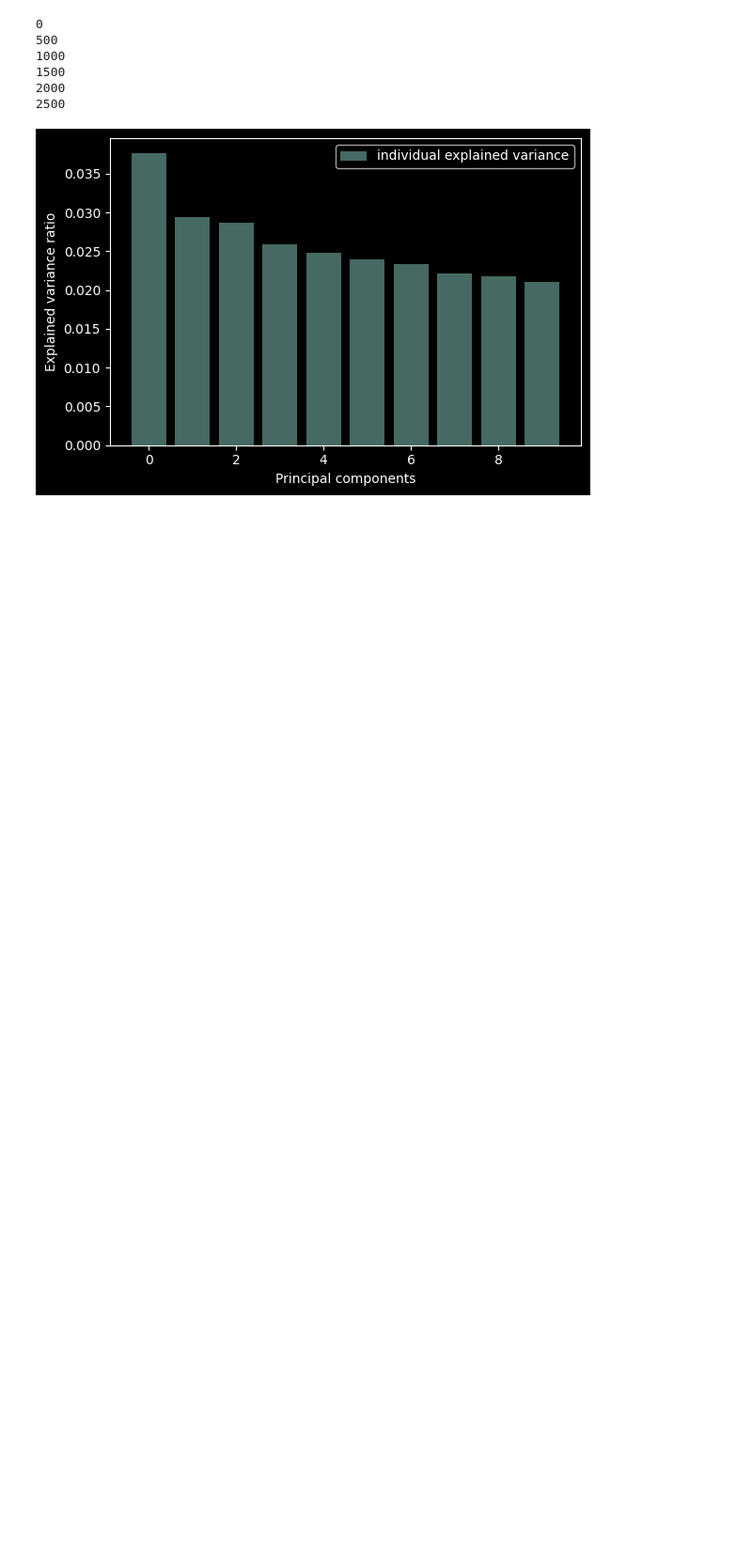
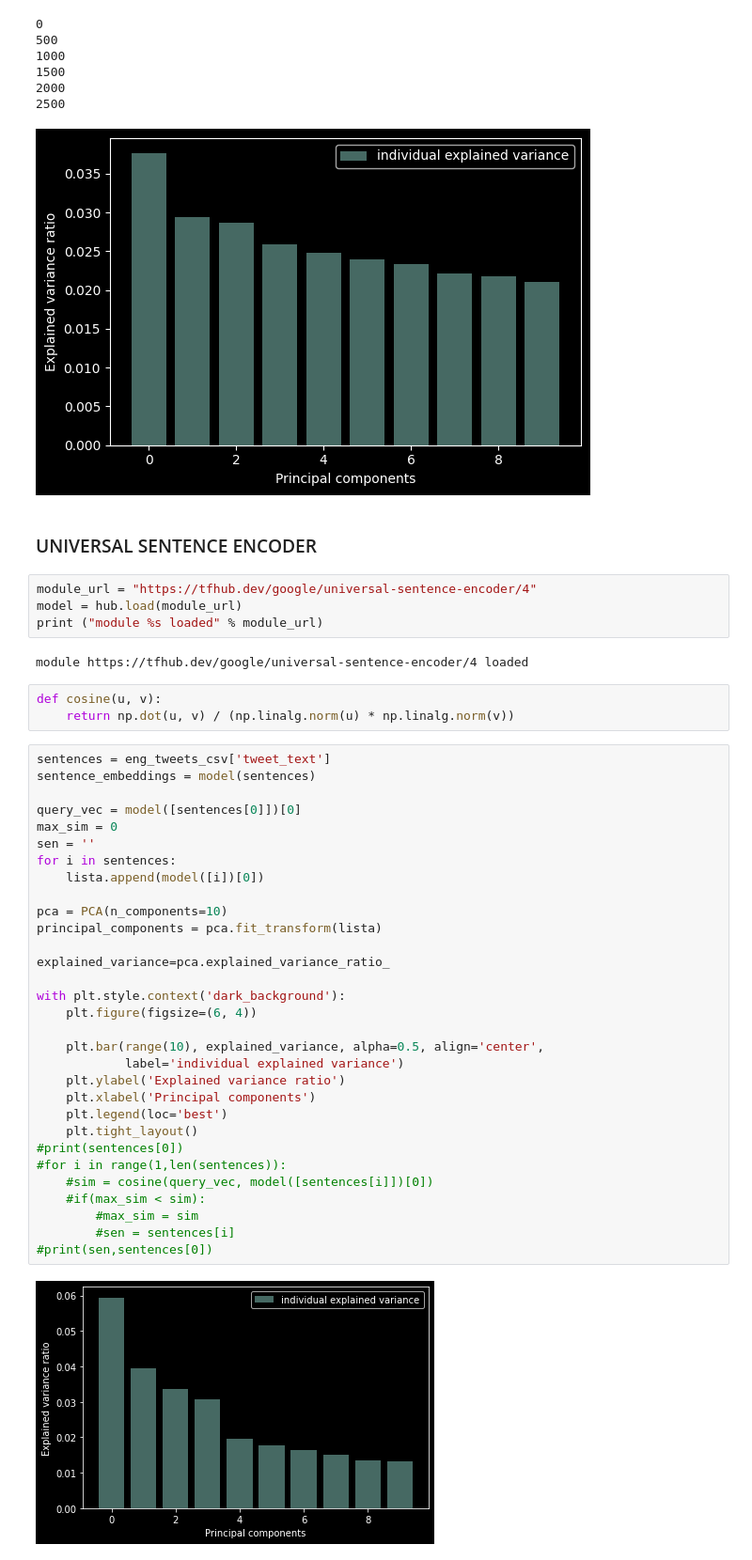
Before and after one commit to dariomesic/AIPT, a Jupyter notebook: projekt/Understanding and fighting bullying with machine learning.ipynb, the cells around one changed output. Shown: that part at 94% size. Cells and saved outputs as stored; diff of their text form; blank space fills up the shorter version.

```diff
--- a/projekt/Understanding and fighting bullying with machine learning.ipynb
+++ b/projekt/Understanding and fighting bullying with machine learning.ipynb
@@ -1272,3 +1279,47 @@ with plt.style.context('dark_background'):
 2000
 2500
 [figure]
+# %% [markdown]
+### UNIVERSAL SENTENCE ENCODER
+# %%
+module_url = "https://tfhub.dev/google/universal-sentence-encoder/4"
+model = hub.load(module_url)
+print ("module %s loaded" % module_url)
+# %% [output]
+module https://tfhub.dev/google/universal-sentence-encoder/4 loaded
+# %%
+def cosine(u, v):
+    return np.dot(u, v) / (np.linalg.norm(u) * np.linalg.norm(v))
+# %%
+sentences = eng_tweets_csv['tweet_text']
+sentence_embeddings = model(sentences)
+
+query_vec = model([sentences[0]])[0]
+max_sim = 0
+sen = ''
+for i in sentences:
+    lista.append(model([i])[0])
+
+pca = PCA(n_components=10)
+principal_components = pca.fit_transform(lista)
+
+explained_variance=pca.explained_variance_ratio_
+
+with plt.style.context('dark_background'):
+    plt.figure(figsize=(6, 4))
+
+    plt.bar(range(10), explained_variance, alpha=0.5, align='center',
+            label='individual explained variance')
+    plt.ylabel('Explained variance ratio')
+    plt.xlabel('Principal components')
+    plt.legend(loc='best')
+    plt.tight_layout()
+#print(sentences[0])
+#for i in range(1,len(sentences)):
+    #sim = cosine(query_vec, model([sentences[i]])[0])
+    #if(max_sim < sim):
+        #max_sim = sim
+        #sen = sentences[i]
+#print(sen,sentences[0])
+# %% [output]
+[figure, added]
```
Also changed, not shown: parts of 2 cells of this notebook.
